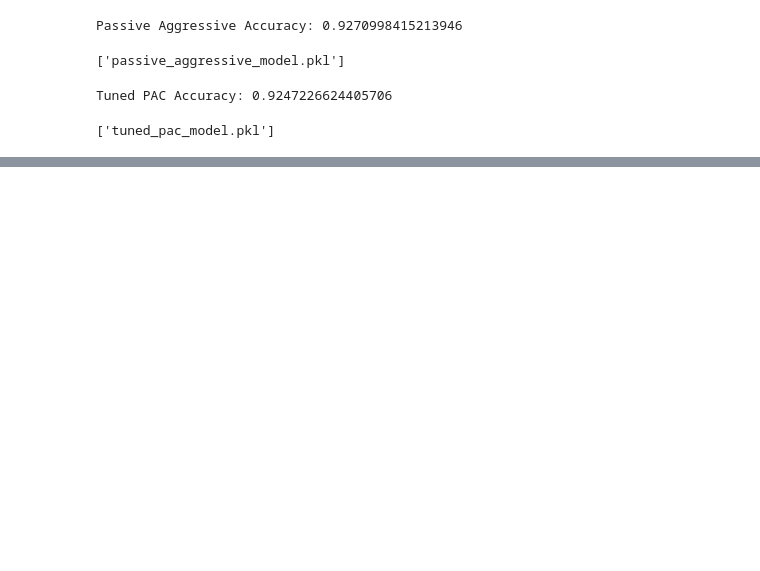
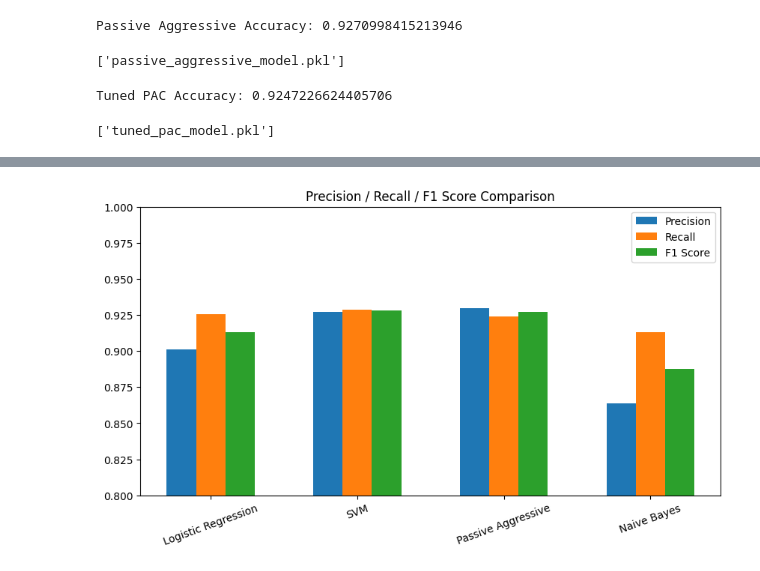
Before and after one commit to Nandni-bit/AI-Fake-News-Detector, a Jupyter notebook: fakedetectionmodel1.ipynb, the cells around one changed output, grey strips where cells are left out. Cells and saved outputs as stored; diff of their text form; code cells hidden in the pictures; blank space fills up the shorter version.

```diff
--- a/fakedetectionmodel1.ipynb
+++ b/fakedetectionmodel1.ipynb
@@ -375,5 +375,5 @@ Files Saved:
 # %%
-# Test custom news articles
+
 
 test_articles = [
 
@@ -395,7 +395,7 @@ test_articles = [
 
 """Social media posts claimed a newly discovered fruit allows people to avoid all illnesses without medical treatment.""",
 
-"""A technology company released a report showing increased investment in renewable energy infrastructure over the past year."""
+"""A technology company released a report showing increased investment in renewable energy infrastructure over the pa year."""
 
 ]
 
@@ -528,0 +711,46 @@ Tuned PAC Accuracy: 0.9247226624405706
+# %%
+import matplotlib.pyplot as plt
+from sklearn.metrics import precision_score, recall_score, f1_score
+
+
+log_prec = precision_score(y_test, model.predict(X_test), pos_label="FAKE")
+log_rec = recall_score(y_test, model.predict(X_test), pos_label="FAKE")
+log_f1 = f1_score(y_test, model.predict(X_test), pos_label="FAKE")
+
+
+svm_prec = precision_score(y_test, svm.predict(X_test), pos_label="FAKE")
+svm_rec = recall_score(y_test, svm.predict(X_test), pos_label="FAKE")
+svm_f1 = f1_score(y_test, svm.predict(X_test), pos_label="FAKE")
+
+
+pac_prec = precision_score(y_test, pac.predict(X_test), pos_label="FAKE")
+pac_rec = recall_score(y_test, pac.predict(X_test), pos_label="FAKE")
+pac_f1 = f1_score(y_test, pac.predict(X_test), pos_label="FAKE")
+
+
+nb_prec = precision_score(y_test, nb_model.predict(X_test), pos_label="FAKE")
+nb_rec = recall_score(y_test, nb_model.predict(X_test), pos_label="FAKE")
+nb_f1 = f1_score(y_test, nb_model.predict(X_test), pos_label="FAKE")
+
+models = ["Logistic Regression", "SVM", "Passive Aggressive", "Naive Bayes"]
+
+precision = [log_prec, svm_prec, pac_prec, nb_prec]
+recall = [log_rec, svm_rec, pac_rec, nb_rec]
+f1 = [log_f1, svm_f1, pac_f1, nb_f1]
+
+x = range(len(models))
+
+plt.figure(figsize=(10,5))
+
+plt.bar([i - 0.2 for i in x], precision, width=0.2, label="Precision")
+plt.bar(x, recall, width=0.2, label="Recall")
+plt.bar([i + 0.2 for i in x], f1, width=0.2, label="F1 Score")
+
+plt.xticks(x, models, rotation=20)
+plt.ylim(0.80, 1.0)
+plt.title("Precision / Recall / F1 Score Comparison")
+plt.legend()
+
+plt.show()
+# %% [output]
+[figure, added]
```
Also changed, not shown: parts of 15 cells of this notebook.
